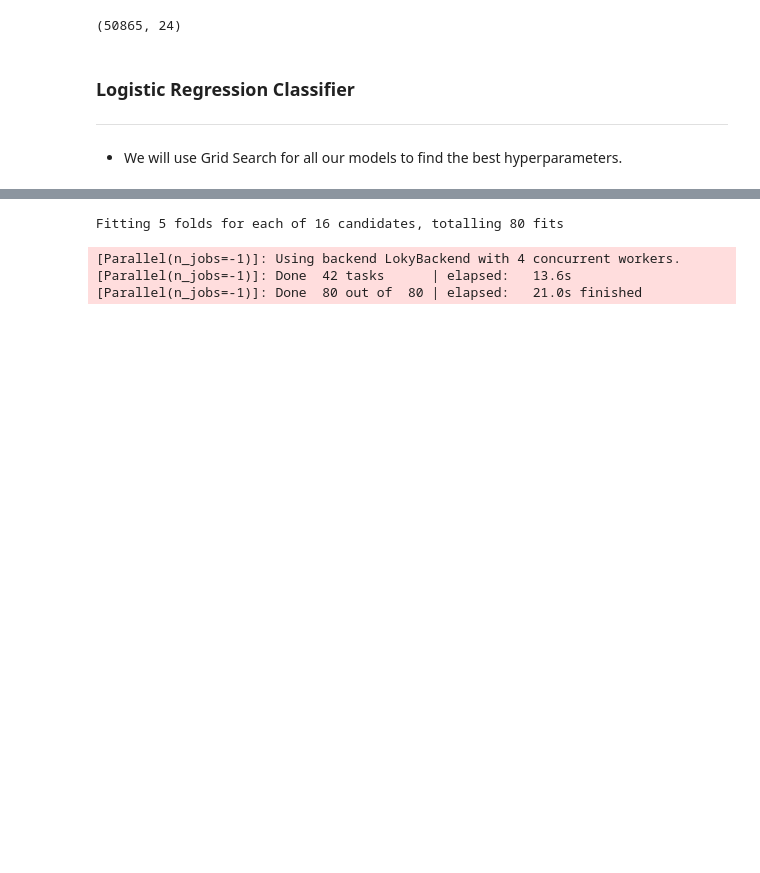
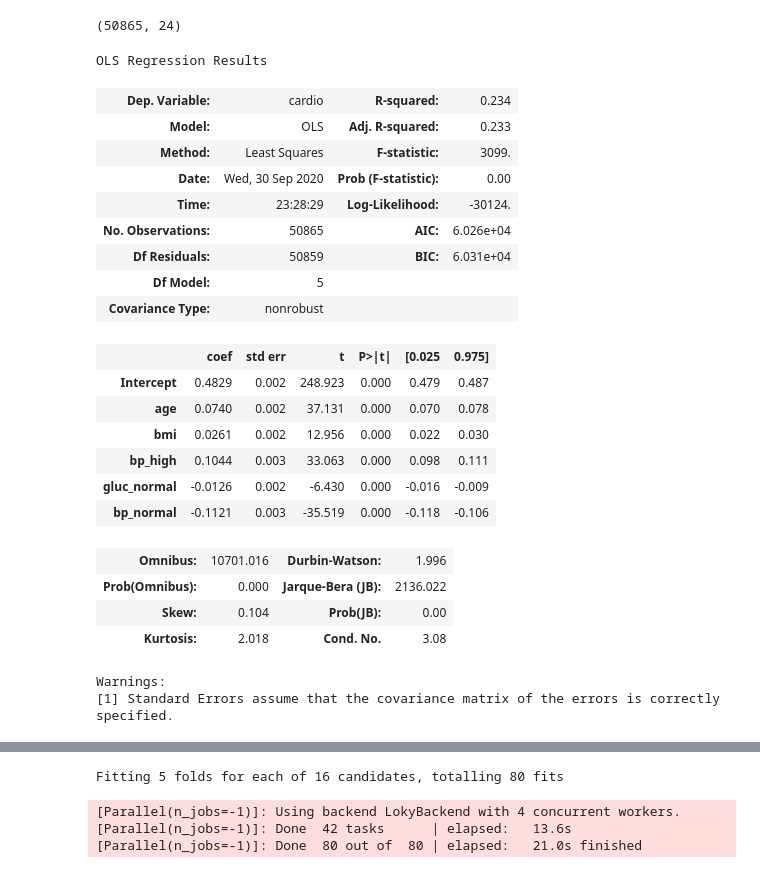
Before and after one commit to ykfarhan/cardiac-disease-detection, a Jupyter notebook: modelling_process_cardio.ipynb, the cells around one changed output, grey strips where cells are left out. Drawn from its saved outputs; the diff is of its cells as text; code cells hidden in the pictures; blank space fills up the shorter version.

```diff
--- a/modelling_process_cardio.ipynb
+++ b/modelling_process_cardio.ipynb
@@ -214,12 +214,37 @@ Name: cardio, dtype: float64
 X.shape
 # %% [output]
 (50865, 24)
+# %%
+from statsmodels.formula.api import ols
+
+lr_model = ols(formula='cardio~age+bmi+bp_high+gluc_normal+bp_normal', data=norm_df).fit()
+lr_model.summary()
+# %% [output]
+OLS Regression Results
+| Dep. Variable: | cardio | R-squared: | 0.234 |
+| Model: | OLS | Adj. R-squared: | 0.233 |
+| Method: | Least Squares | F-statistic: | 3099. |
+| Date: | Wed, 30 Sep 2020 | Prob (F-statistic): | 0.00 |
+| Time: | 23:28:29 | Log-Likelihood: | -30124. |
+| No. Observations: | 50865 | AIC: | 6.026e+04 |
+| Df Residuals: | 50859 | BIC: | 6.031e+04 |
+| Df Model: | 5 |  |  |
+| Covariance Type: | nonrobust |  |  |
+|  | coef | std err | t | P>|t| | [0.025 | 0.975] |
+| Intercept | 0.4829 | 0.002 | 248.923 | 0.000 | 0.479 | 0.487 |
+| age | 0.0740 | 0.002 | 37.131 | 0.000 | 0.070 | 0.078 |
+| bmi | 0.0261 | 0.002 | 12.956 | 0.000 | 0.022 | 0.030 |
+| bp_high | 0.1044 | 0.003 | 33.063 | 0.000 | 0.098 | 0.111 |
+| gluc_normal | -0.0126 | 0.002 | -6.430 | 0.000 | -0.016 | -0.009 |
+| bp_normal | -0.1121 | 0.003 | -35.519 | 0.000 | -0.118 | -0.106 |
+| Omnibus: | 10701.016 | Durbin-Watson: | 1.996 |
+| Prob(Omnibus): | 0.000 | Jarque-Bera (JB): | 2136.022 |
+| Skew: | 0.104 | Prob(JB): | 0.00 |
+| Kurtosis: | 2.018 | Cond. No. | 3.08 |
+Warnings:
+[1] Standard Errors assume that the covariance matrix of the errors is correctly specified.
 # %%
 # split the train data further into a train and a test set
 from sklearn.model_selection import train_test_split
 
 X_train, X_test, y_train, y_test = train_test_split(X, y, test_size=0.25, random_state=23, )
-# %% [markdown]
-### Logistic Regression Classifier
-___
-* We will use Grid Search for all our models to find the best hyperparameters.
```
Also changed, not shown: parts of 31 cells of this notebook.
